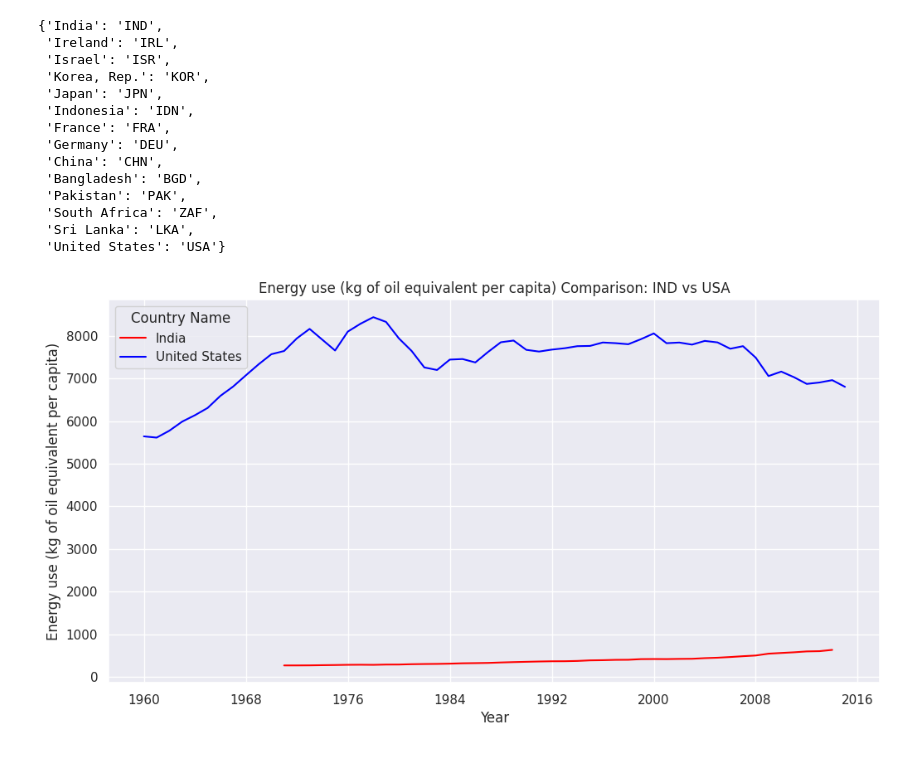
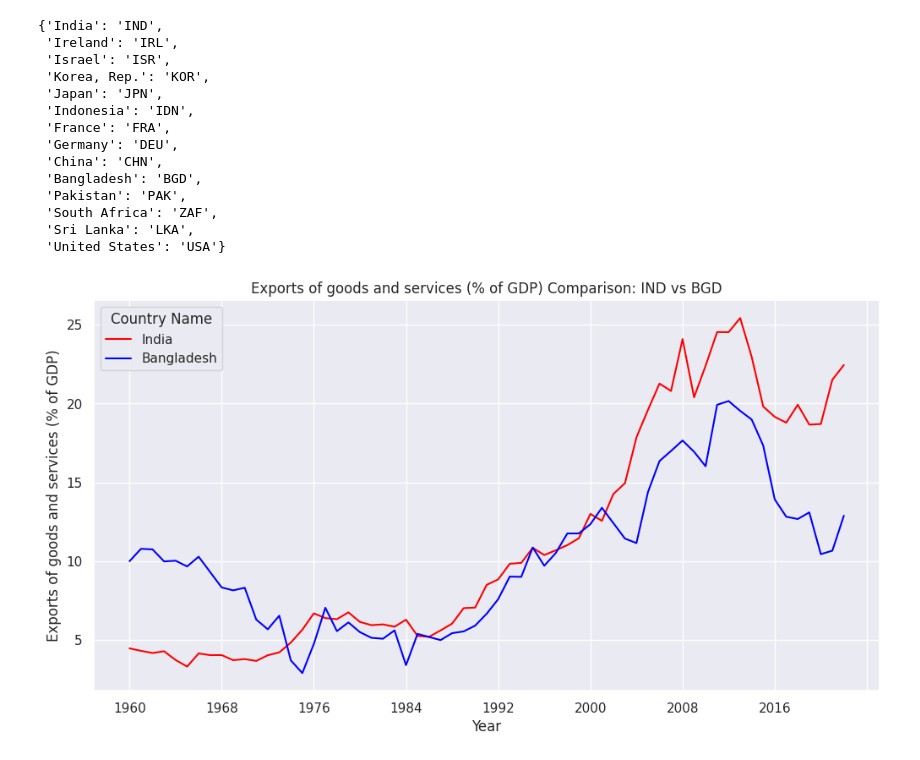
Before and after one commit to Kraken2003/Data-Visualization, a Jupyter notebook: Ecnometrics_101.ipynb, the cells around one changed output. Saved outputs shown, nothing was run; the diff lists cells and outputs as text; code cells hidden in the pictures.

```diff
--- a/Ecnometrics_101.ipynb
+++ b/Ecnometrics_101.ipynb
@@ -99,5 +90,5 @@ def compare_series(country_code1, country_code2, series_code):
     plt.show()
-# %%
-compare_series('IND', 'USA', 'EG.USE.PCAP.KG.OE')
-# %% [output]
-[figure, removed]
+# %%
+compare_series('IND', 'BGD', 'NE.EXP.GNFS.ZS')
+# %% [output]
+[figure, added]
```
Also changed, not shown: parts of 1 cell of this notebook.
